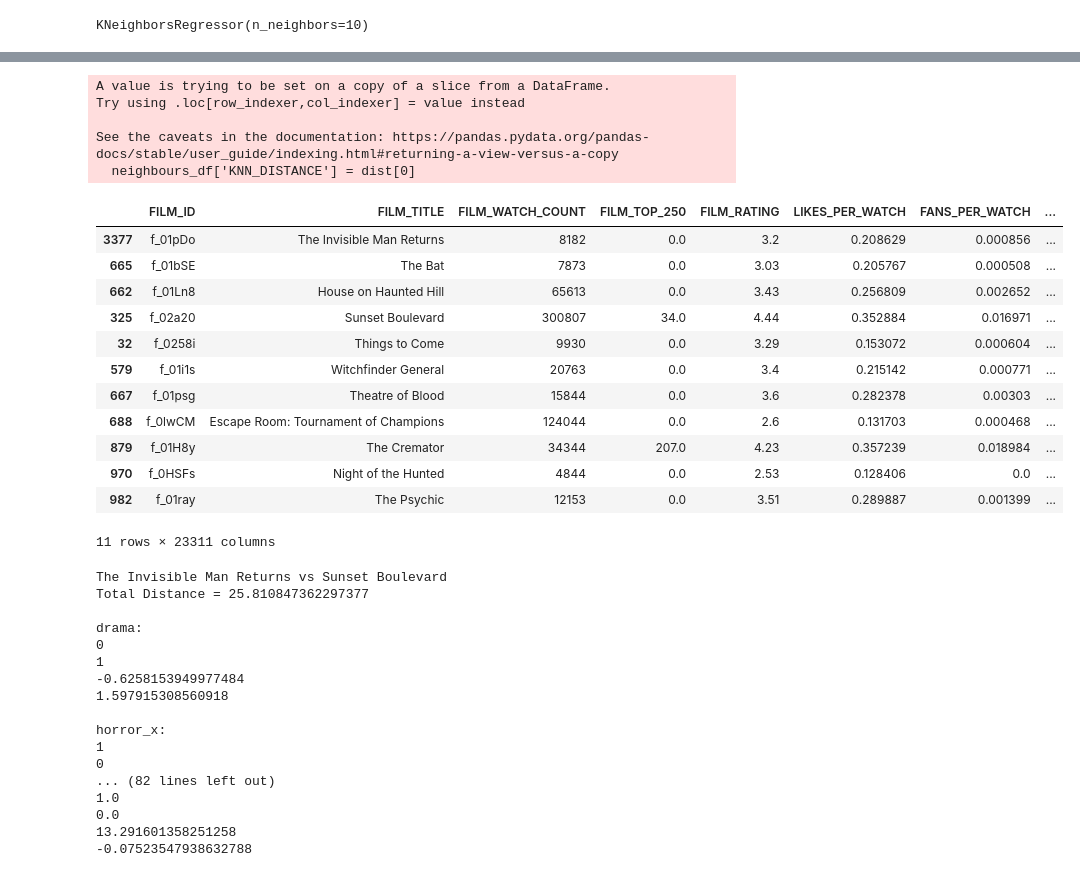
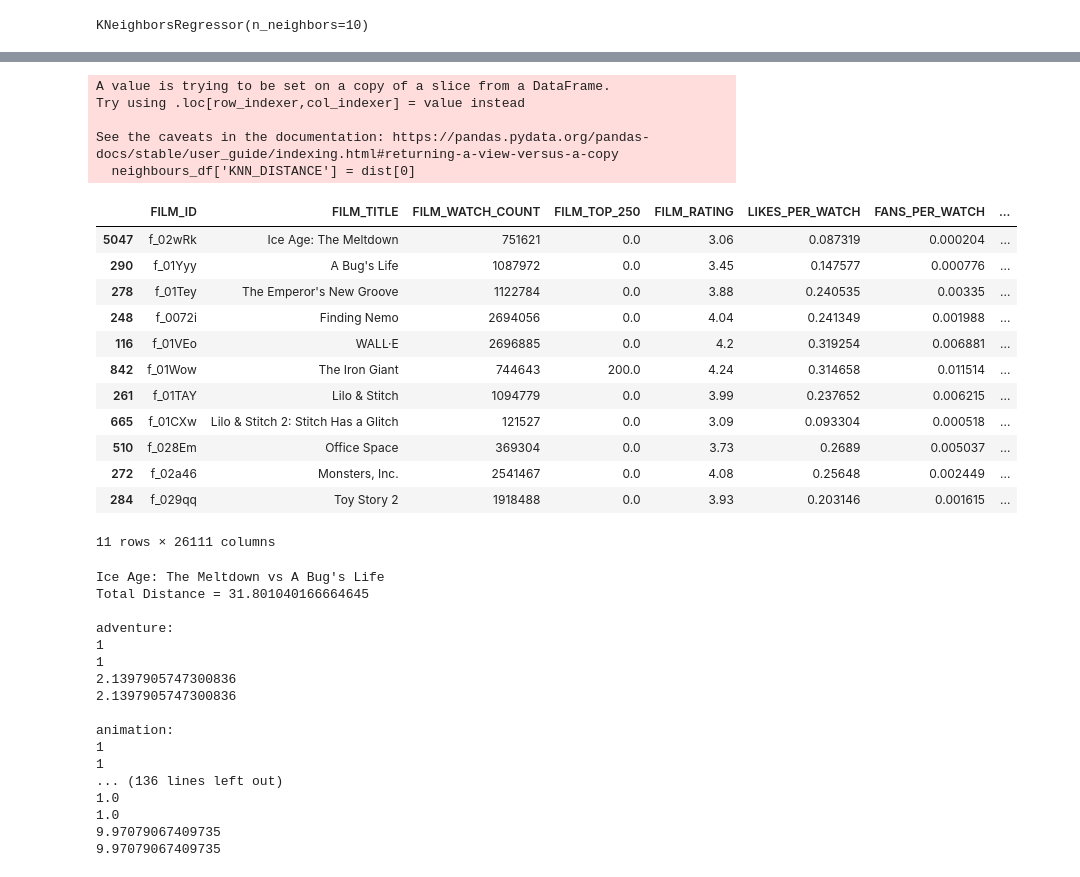
Before and after one commit to TD1138/letterboxd-app, a Jupyter notebook: lib/notebooks/AlgoDebugging.ipynb, the cells around one changed output, grey strips where cells are left out. Cells and saved outputs as stored; diff of their text form; code cells hidden in the pictures.

```diff
--- a/lib/notebooks/AlgoDebugging.ipynb
+++ b/lib/notebooks/AlgoDebugging.ipynb
@@ -517,31 +497,31 @@ pred_df2.sort_values('ALGO_SCORE2', ascending=False)
 # %%
-selected_movie_ind = 3377
+selected_movie_ind = 5047
 dist, inds = knn.kneighbors([X_pred[selected_movie_ind]])
 neighbours_df = rated_features.iloc[inds[0], :]
 neighbours_df['KNN_DISTANCE'] = dist[0]
 neighbours_df = pd.concat([pd.DataFrame(unrated_features.loc[selected_movie_ind, :]).T, neighbours_df], axis=0)
 neighbours_df
 # %% [output]
 A value is trying to be set on a copy of a slice from a DataFrame.
 Try using .loc[row_indexer,col_indexer] = value instead
 
 See the caveats in the documentation: https://pandas.pydata.org/pandas-docs/stable/user_guide/indexing.html#returning-a-view-versus-a-copy
   neighbours_df['KNN_DISTANCE'] = dist[0]
 |  | FILM_ID | FILM_TITLE | FILM_WATCH_COUNT | FILM_TOP_250 | FILM_RATING | LIKES_PER_WATCH | FANS_PER_WATCH | ... |
-| 3377 | f_01pDo | The Invisible Man Returns | 8182 | 0.0 | 3.2 | 0.208629 | 0.000856 | ... |
-| 665 | f_01bSE | The Bat | 7873 | 0.0 | 3.03 | 0.205767 | 0.000508 | ... |
-| 662 | f_01Ln8 | House on Haunted Hill | 65613 | 0.0 | 3.43 | 0.256809 | 0.002652 | ... |
-| 325 | f_02a20 | Sunset Boulevard | 300807 | 34.0 | 4.44 | 0.352884 | 0.016971 | ... |
-| 32 | f_0258i | Things to Come | 9930 | 0.0 | 3.29 | 0.153072 | 0.000604 | ... |
-| 579 | f_01i1s | Witchfinder General | 20763 | 0.0 | 3.4 | 0.215142 | 0.000771 | ... |
-| 667 | f_01psg | Theatre of Blood | 15844 | 0.0 | 3.6 | 0.282378 | 0.00303 | ... |
-| 688 | f_0lwCM | Escape Room: Tournament of Champions | 124044 | 0.0 | 2.6 | 0.131703 | 0.000468 | ... |
-| 879 | f_01H8y | The Cremator | 34344 | 207.0 | 4.23 | 0.357239 | 0.018984 | ... |
-| 970 | f_0HSFs | Night of the Hunted | 4844 | 0.0 | 2.53 | 0.128406 | 0.0 | ... |
-| 982 | f_01ray | The Psychic | 12153 | 0.0 | 3.51 | 0.289887 | 0.001399 | ... |
+| 5047 | f_02wRk | Ice Age: The Meltdown | 751621 | 0.0 | 3.06 | 0.087319 | 0.000204 | ... |
+| 290 | f_01Yyy | A Bug's Life | 1087972 | 0.0 | 3.45 | 0.147577 | 0.000776 | ... |
+| 278 | f_01Tey | The Emperor's New Groove | 1122784 | 0.0 | 3.88 | 0.240535 | 0.00335 | ... |
+| 248 | f_0072i | Finding Nemo | 2694056 | 0.0 | 4.04 | 0.241349 | 0.001988 | ... |
+| 116 | f_01VEo | WALL·E | 2696885 | 0.0 | 4.2 | 0.319254 | 0.006881 | ... |
+| 842 | f_01Wow | The Iron Giant | 744643 | 200.0 | 4.24 | 0.314658 | 0.011514 | ... |
+| 261 | f_01TAY | Lilo & Stitch | 1094779 | 0.0 | 3.99 | 0.237652 | 0.006215 | ... |
+| 665 | f_01CXw | Lilo & Stitch 2: Stitch Has a Glitch | 121527 | 0.0 | 3.09 | 0.093304 | 0.000518 | ... |
+| 510 | f_028Em | Office Space | 369304 | 0.0 | 3.73 | 0.2689 | 0.005037 | ... |
+| 272 | f_02a46 | Monsters, Inc. | 2541467 | 0.0 | 4.08 | 0.25648 | 0.002449 | ... |
+| 284 | f_029qq | Toy Story 2 | 1918488 | 0.0 | 3.93 | 0.203146 | 0.001615 | ... |
-11 rows × 23311 columns
+11 rows × 26111 columns
 # %%
-nn_offset = 2
+nn_offset = 0
 pred_feats_raw = unrated_features.iloc[selected_movie_ind]
 pred_feats = X_pred[selected_movie_ind]
 nn_index = neighbours_df.index[1+nn_offset]
@@ -557,23 +537,23 @@ for n, feat in enumerate(model_features):
         print(pred_feats[n])
         print(nn_feats[n])
 # %% [output]
-The Invisible Man Returns vs Sunset Boulevard
-Total Distance = 25.810847362297377
+Ice Age: The Meltdown vs A Bug's Life
+Total Distance = 31.801040166664645
 
-drama:
-0
+adventure:
 1
--0.6258153949977484
-1.597915308560918
+1
+2.1397905747300836
+2.1397905747300836
 
-horror_x:
+animation:
 1
-0
-... (82 lines left out)
+1
+... (136 lines left out)
 1.0
-0.0
-13.291601358251258
--0.07523547938632788
+1.0
+9.97079067409735
+9.97079067409735
 # %%
 pred_feats
 # %% [output]
```
Also changed, not shown: parts of 23 cells of this notebook, 3 other files.
